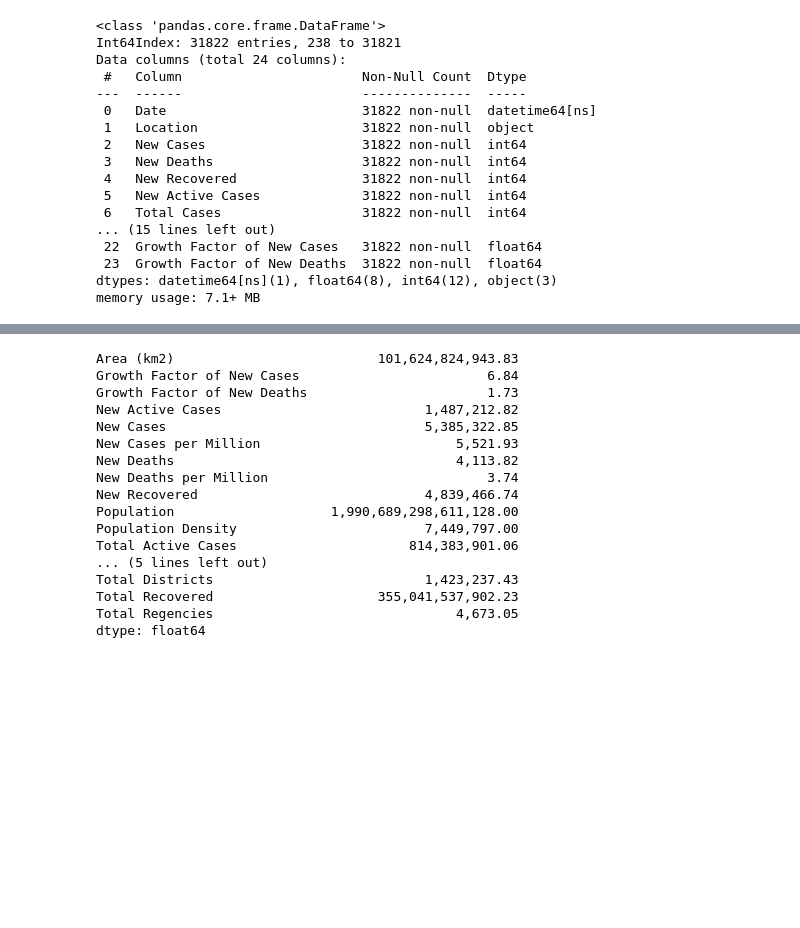
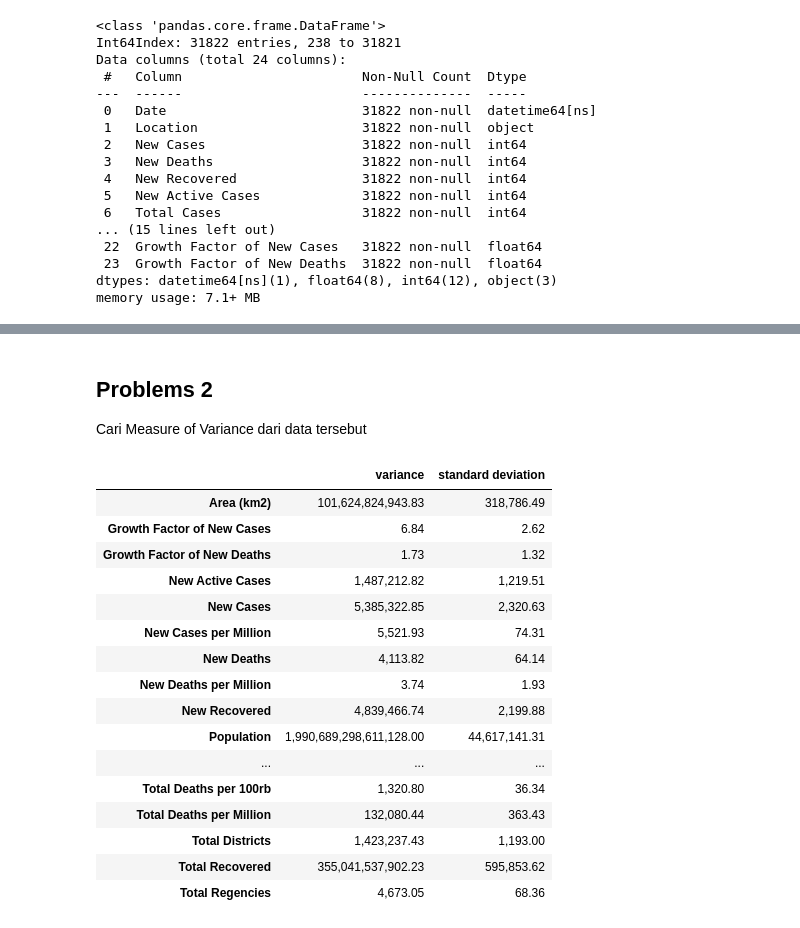
Before and after one commit to jasonrichdarmawan/hacktiv8-ftds-fase0, a Jupyter notebook: week03_day03/h8dsft_Descriptive/h8dsft_Descriptive.ipynb, the cells around one changed output, grey strips where cells are left out. Saved outputs shown, nothing was run; the diff lists cells and outputs as text; code cells hidden in the pictures; blank space fills up the shorter version.

```diff
--- a/week03_day03/h8dsft_Descriptive/h8dsft_Descriptive.ipynb
+++ b/week03_day03/h8dsft_Descriptive/h8dsft_Descriptive.ipynb
@@ -337,32 +360,37 @@ df5.describe()
+# %% [markdown]
+## Problems 2
+
+Cari Measure of Variance dari data tersebut
 # %%
-# Index.difference() return a new index with elements of index not in the `other` arg.
-temp_df5_columns = df5.columns.difference(['Date', 'Location', 'Case Fatality Rate', 'Case Recovered Rate'])
-
 # population have quadtrillion variance,
 # which tells you there are big spread in the dataset.
 # 10 | ID-JK
 #    |          ^
 # .. |          | spread
 #    |          v
 #  2 | ID-AC
 # ------------
 #  0 |
-df5.loc[:,temp_df5_columns].var() # should I use ddof 1?
+temp_df5_variance = df5.loc[:,temp_df5_columns].var().rename('variance') # should I use ddof 1?
+
+temp_df5_std = df5.loc[:,temp_df5_columns].std().rename('standard deviation')
+
+pd.concat([temp_df5_variance, temp_df5_std], axis='columns')
 # %% [output]
-Area (km2)                          101,624,824,943.83
-Growth Factor of New Cases                        6.84
-Growth Factor of New Deaths                       1.73
-New Active Cases                          1,487,212.82
-New Cases                                 5,385,322.85
-New Cases per Million                         5,521.93
-New Deaths                                    4,113.82
-New Deaths per Million                            3.74
-New Recovered                             4,839,466.74
-Population                    1,990,689,298,611,128.00
-Population Density                        7,449,797.00
-Total Active Cases                      814,383,901.06
-... (5 lines left out)
-Total Districts                           1,423,237.43
-Total Recovered                     355,041,537,902.23
-Total Regencies                               4,673.05
-dtype: float64
+|  | variance | standard deviation |
+| Area (km2) | 101,624,824,943.83 | 318,786.49 |
+| Growth Factor of New Cases | 6.84 | 2.62 |
+| Growth Factor of New Deaths | 1.73 | 1.32 |
+| New Active Cases | 1,487,212.82 | 1,219.51 |
+| New Cases | 5,385,322.85 | 2,320.63 |
+| New Cases per Million | 5,521.93 | 74.31 |
+| New Deaths | 4,113.82 | 64.14 |
+| New Deaths per Million | 3.74 | 1.93 |
+| New Recovered | 4,839,466.74 | 2,199.88 |
+| Population | 1,990,689,298,611,128.00 | 44,617,141.31 |
+| ... | ... | ... |
+| Total Deaths per 100rb | 1,320.80 | 36.34 |
+| Total Deaths per Million | 132,080.44 | 363.43 |
+| Total Districts | 1,423,237.43 | 1,193.00 |
+| Total Recovered | 355,041,537,902.23 | 595,853.62 |
+| Total Regencies | 4,673.05 | 68.36 |
```
Also changed, not shown: parts of 4 cells of this notebook.
